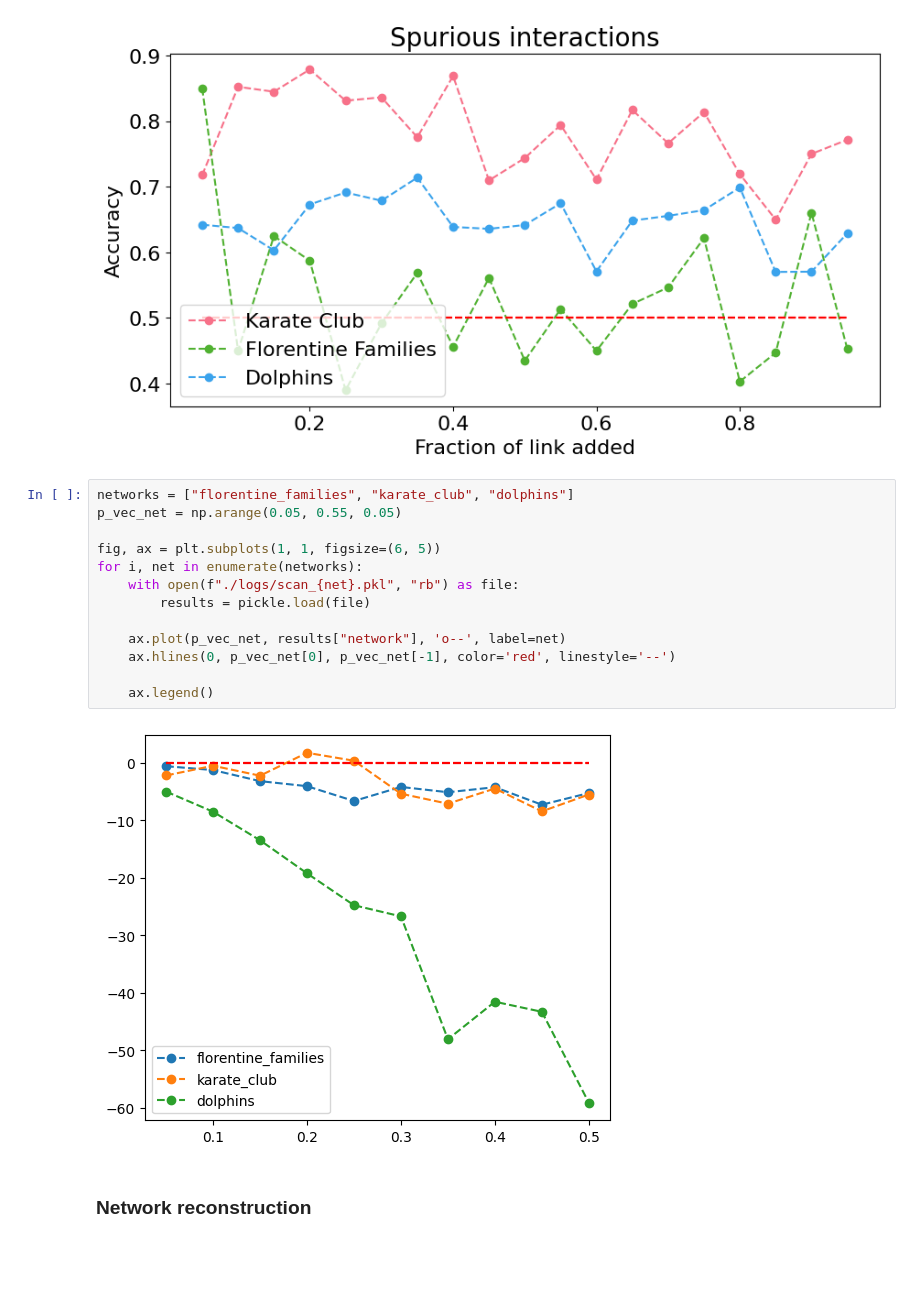
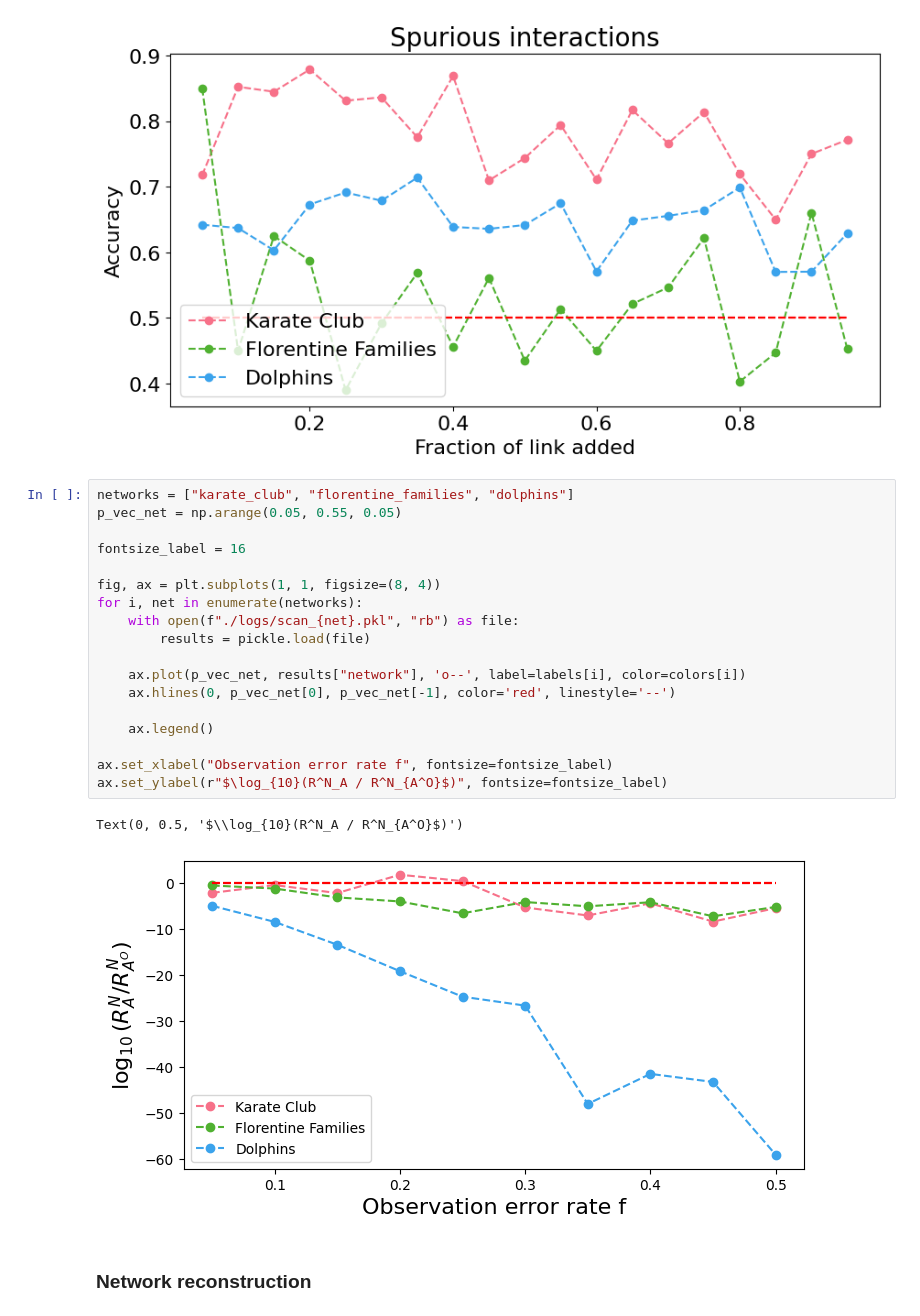
Before and after one commit to paololapo/NetworkReconstruction, a Jupyter notebook: MCMC.ipynb, the cells around one changed output. Drawn from its saved outputs; the diff is of its cells as text; blank space fills up the shorter version.

Commit message:
Update plots

```diff
--- a/MCMC.ipynb
+++ b/MCMC.ipynb
@@ -181,20 +181,26 @@ for i, net in enumerate(networks):
 # %% [output]
 [figure]
 # %%
-networks = ["florentine_families", "karate_club", "dolphins"]
+networks = ["karate_club", "florentine_families", "dolphins"]
 p_vec_net = np.arange(0.05, 0.55, 0.05)
 
-fig, ax = plt.subplots(1, 1, figsize=(6, 5))
+fontsize_label = 16
+
+fig, ax = plt.subplots(1, 1, figsize=(8, 4))
 for i, net in enumerate(networks):
     with open(f"./logs/scan_{net}.pkl", "rb") as file:
         results = pickle.load(file)
 
-    ax.plot(p_vec_net, results["network"], 'o--', label=net)
+    ax.plot(p_vec_net, results["network"], 'o--', label=labels[i], color=colors[i])
     ax.hlines(0, p_vec_net[0], p_vec_net[-1], color='red', linestyle='--')
 
     ax.legend()
+
+ax.set_xlabel("Observation error rate f", fontsize=fontsize_label)
+ax.set_ylabel(r"$\log_{10}(R^N_A / R^N_{A^O}$)", fontsize=fontsize_label)
 # %% [output]
+Text(0, 0.5, '$\\log_{10}(R^N_A / R^N_{A^O}$)')
-[figure, old version]
+[figure, new version]
 # %% [markdown]
 ### Network reconstruction
 # %%
```
Also changed, not shown: parts of 2 cells of this notebook.
